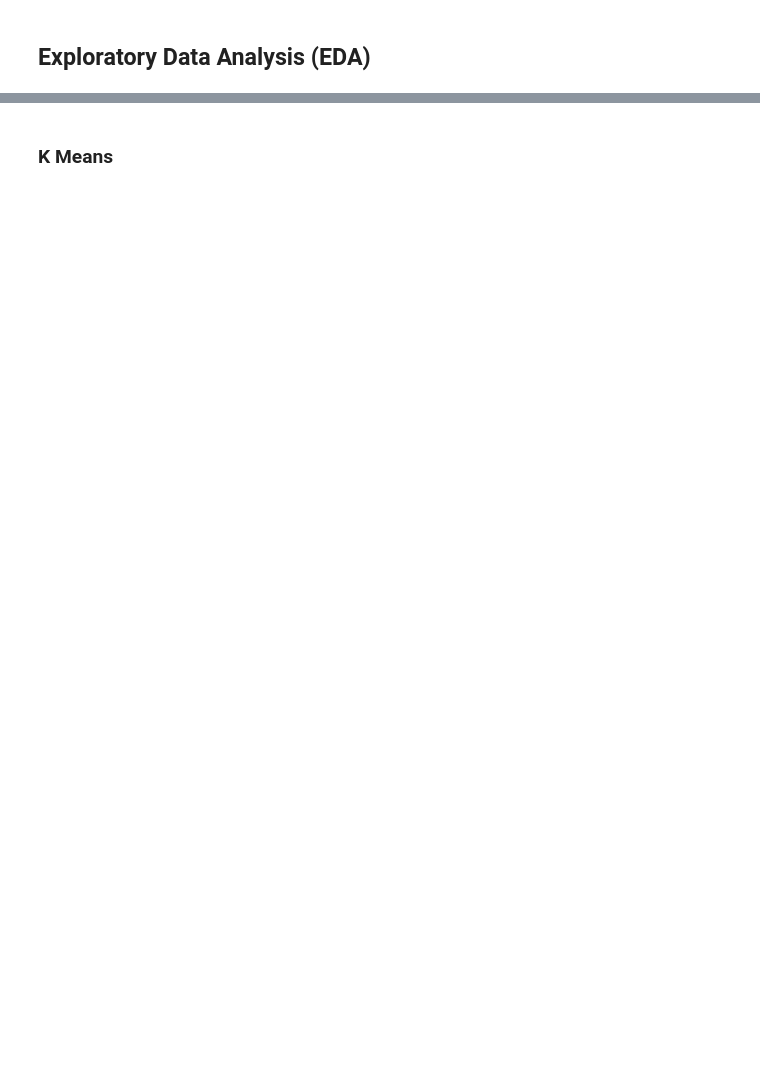
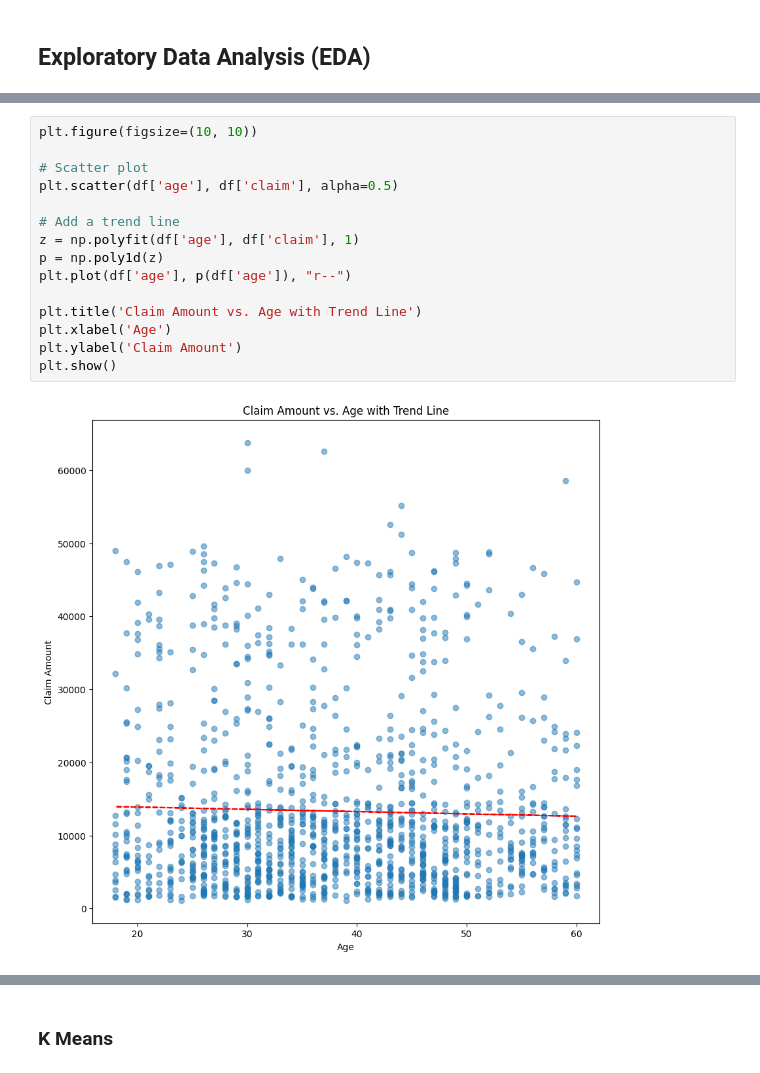
Before and after one commit to kauswade/T10-AlgoThinkers-Health-Insurance-Data-Clustering, a Jupyter notebook: health_insurance_model_pipeline.ipynb, the cells around one changed output, grey strips where cells are left out. Cells and saved outputs as stored; diff of their text form; blank space fills up the shorter version.

```diff
--- a/health_insurance_model_pipeline.ipynb
+++ b/health_insurance_model_pipeline.ipynb
@@ -253,0 +173,17 @@ plt.show()
+# %%
+plt.figure(figsize=(10, 10))
+
+# Scatter plot
+plt.scatter(df['age'], df['claim'], alpha=0.5)
+
+# Add a trend line
+z = np.polyfit(df['age'], df['claim'], 1)
+p = np.poly1d(z)
+plt.plot(df['age'], p(df['age']), "r--")
+
+plt.title('Claim Amount vs. Age with Trend Line')
+plt.xlabel('Age')
+plt.ylabel('Claim Amount')
+plt.show()
+# %% [output]
+[figure, added]
```
Also changed, not shown: parts of 74 cells of this notebook, 1 other file.
